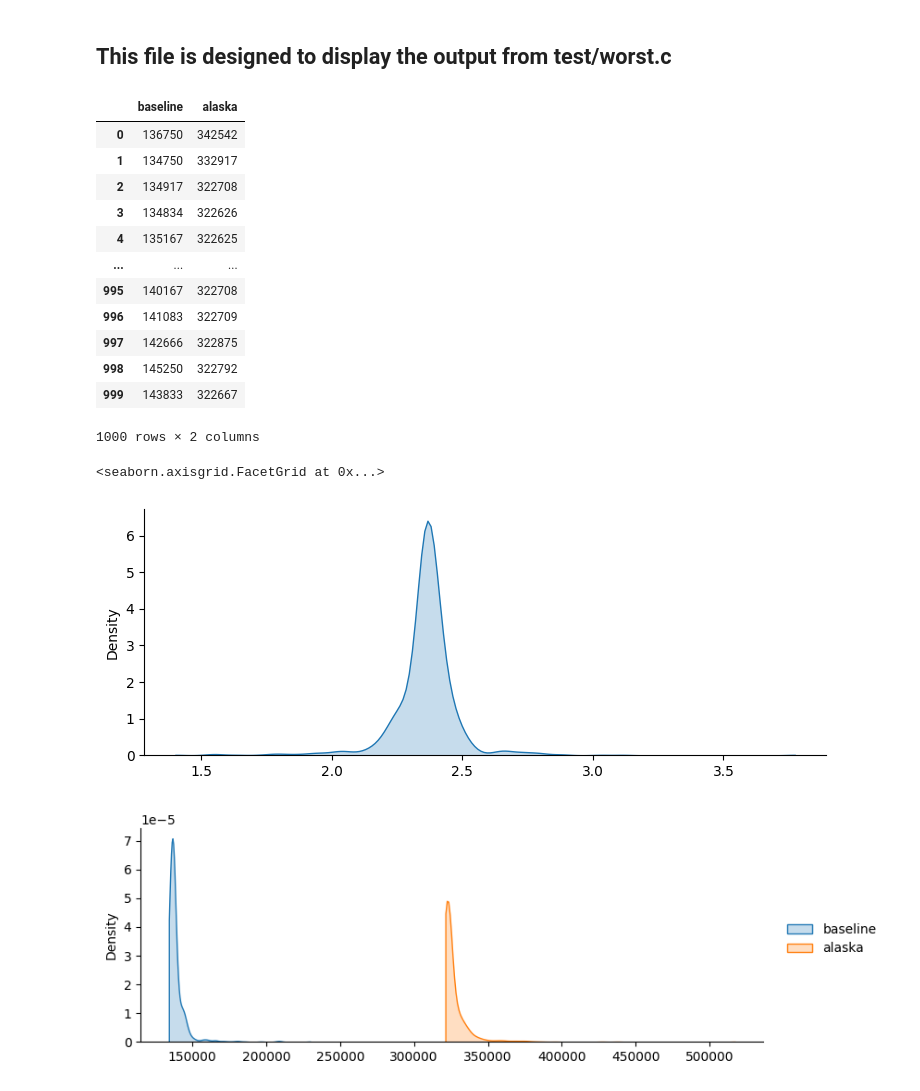
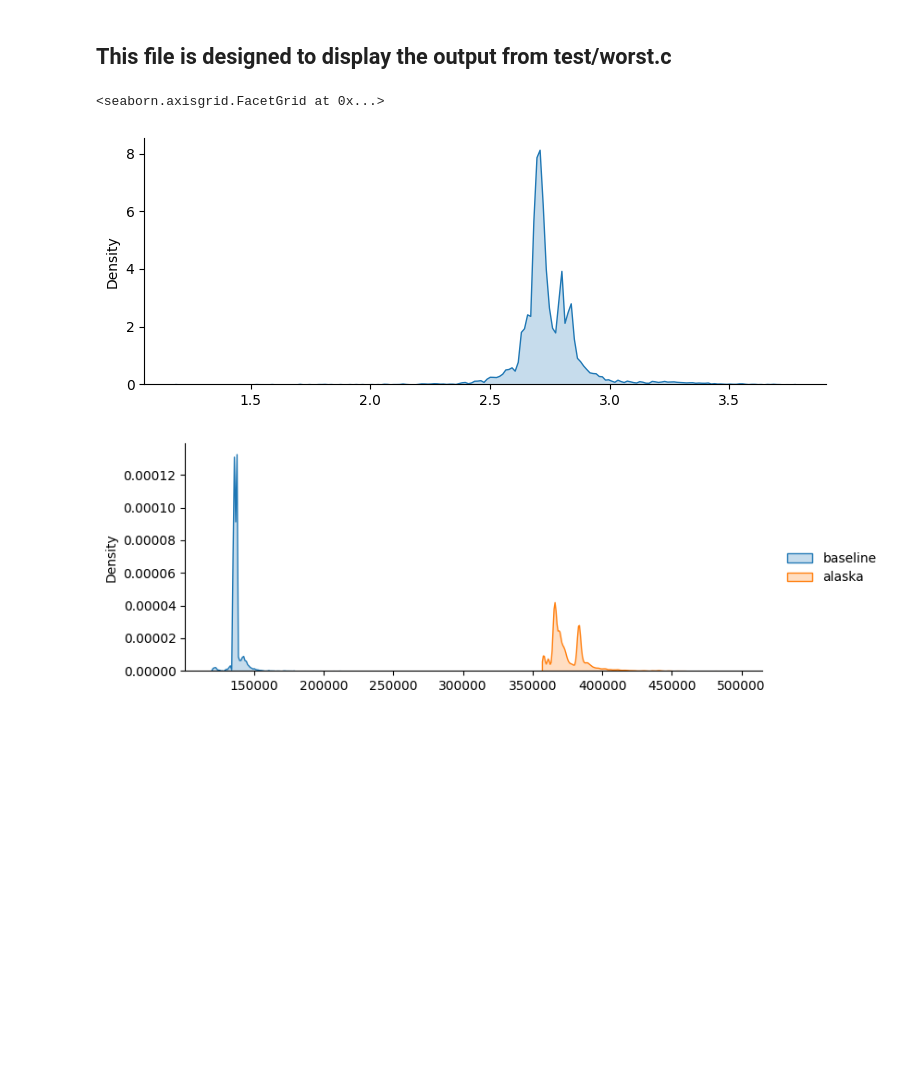
Before and after one commit to nickwanninger/alaska, a Jupyter notebook: tools/worst.ipynb, the cells around one changed output. Saved outputs shown, nothing was run; the diff lists cells and outputs as text; code cells hidden in the pictures; blank space fills up the shorter version.

```diff
--- a/tools/worst.ipynb
+++ b/tools/worst.ipynb
@@ -10,24 +10,10 @@ import seaborn as sns
 import sys
 # %%
 df = pd.read_csv('../worst.csv')
-display(df)
-sns.displot(df['alaska'] / df['baseline'], kind="kde", label='slowdown', fill=True, height=3, aspect=2.5, cut=0, bw_adjust=1)
-sns.displot(df, kind="kde", fill=True, height=3, aspect=2.5, cut=0, bw_adjust=1)
+sns.displot(df['alaska'] / df['baseline'], kind="kde", label='slowdown', fill=True, height=3, aspect=2.5, cut=0, bw_adjust=.2)
+sns.displot(df, kind="kde", fill=True, height=3, aspect=2.5, cut=0, bw_adjust=.4)
 # sns.displot(df, kind="ecdf", height=3, aspect=2.5)
 # %% [output]
-|  | baseline | alaska |
-| 0 | 136750 | 342542 |
-| 1 | 134750 | 332917 |
-| 2 | 134917 | 322708 |
-| 3 | 134834 | 322626 |
-| 4 | 135167 | 322625 |
-| ... | ... | ... |
-| 995 | 140167 | 322708 |
-| 996 | 141083 | 322709 |
-| 997 | 142666 | 322875 |
-| 998 | 145250 | 322792 |
-| 999 | 143833 | 322667 |
-1000 rows × 2 columns
+<seaborn.axisgrid.FacetGrid at 0x...>
-<seaborn.axisgrid.FacetGrid at 0x...>
-[figure, old version]
+[figure, new version]
-[figure, old version]
+[figure, new version]
```
Also changed, not shown: 3 other files.
